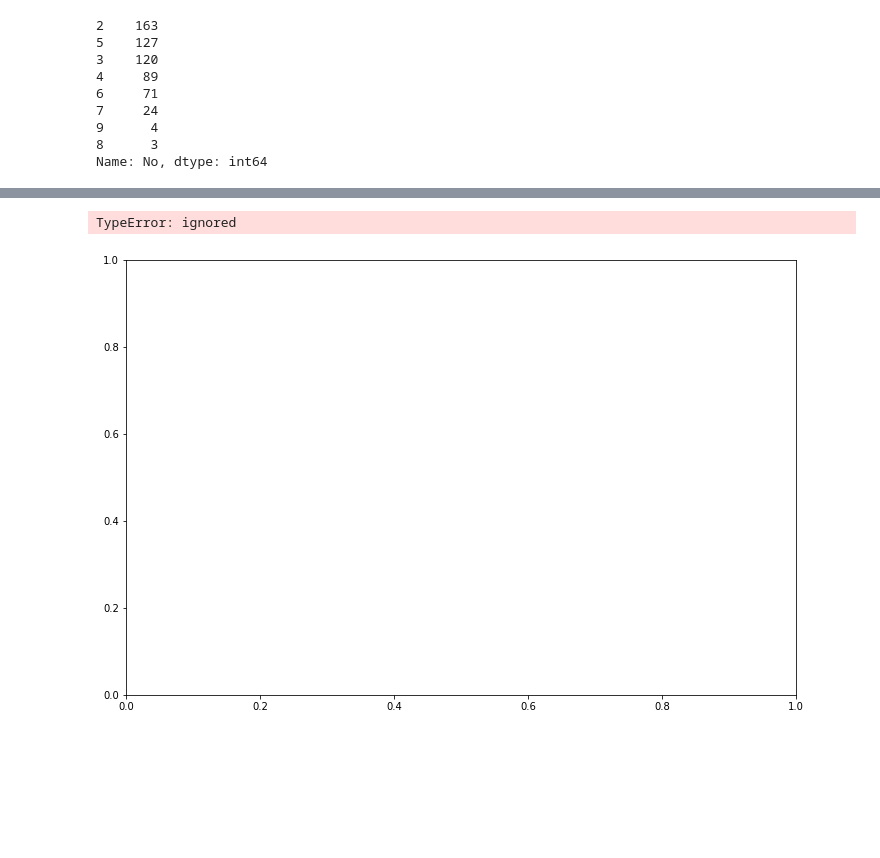
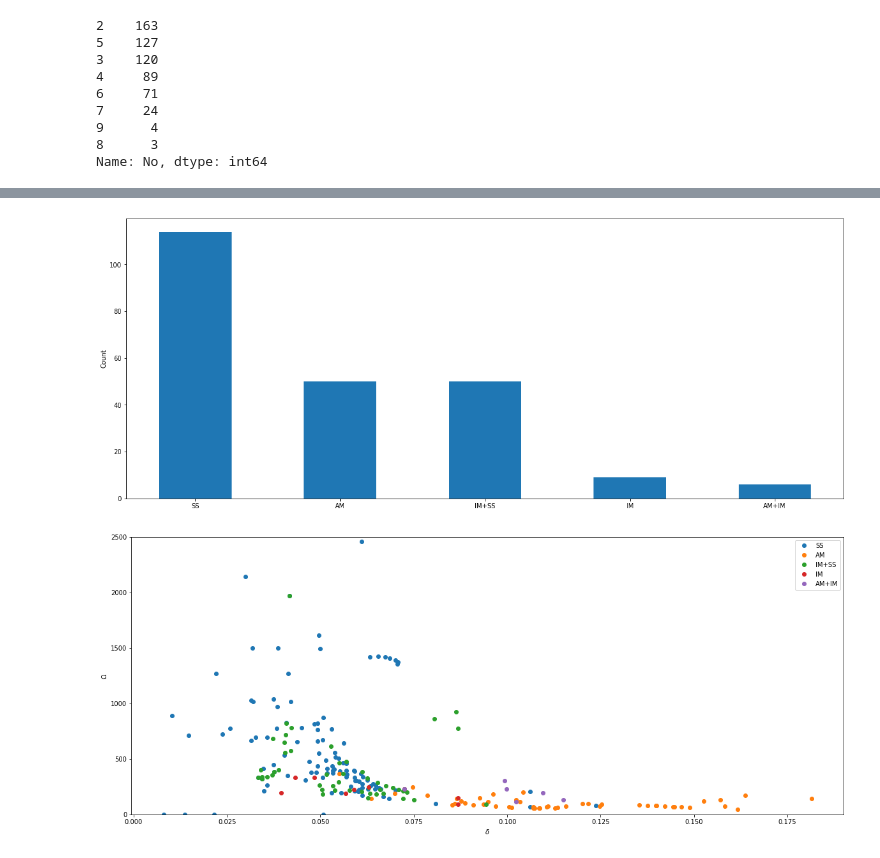
Before and after one commit to K-Domar/MyRepo, a Jupyter notebook: Homework4.ipynb, the cells around one changed output, grey strips where cells are left out. Cells and saved outputs as stored; diff of their text form; code cells hidden in the pictures; blank space fills up the shorter version.

```diff
--- a/Homework4.ipynb
+++ b/Homework4.ipynb
@@ -90,11 +90,12 @@ AM        50
 IM         9
 AM+IM      6
 Name: Phase_inshort, dtype: int64
-# %%
-fig, ax = plt.subplots(figsize=(12,8))
-for param, structure in heas.groupby('omega'):
-  structure.plot('delta', 'Phase_inshort', style='.', ax=ax);
-ax.grid();
-# %% [output]
-TypeError: ignored
-[figure, removed]
+# %%
+structure = ['SS', 'AM', 'IM+SS', 'IM', 'AM+IM']
+fig, ax = plt.subplots(figsize=(20,8))
+plt.bar(structure, heas.Phase_inshort.value_counts(), width=0.5)
+plt.ylabel('Count')
+
+plt.show()
+# %% [output]
+[figure, added]
@@ -100,0 +108,15 @@ TypeError: ignored
+# %%
+fig, ax = plt.subplots(figsize=(20,8))
+ax.plot(hea_SS['delta'], hea_SS['omega'], '.', label='SS', markersize=12)
+ax.plot(hea_AM['delta'], hea_AM['omega'], '.', label="AM", markersize=12)
+ax.plot(hea_IMSS['delta'], hea_IMSS['omega'], '.', label="IM+SS", markersize=12)
+ax.plot(hea_IM['delta'], hea_IM['omega'], '.', label="IM", markersize=12)
+ax.plot(hea_AMIM['delta'], hea_AMIM['omega'], '.', label="AM+IM", markersize=12)
+plt.ylim(0, 2500)
+ax.set_xlabel(' $\delta$  ')
+ax.set_ylabel(' $\Omega$  ')
+ax.legend()
+
+plt.show()
+# %% [output]
+[figure, added]
```
Also changed, not shown: parts of 3 cells of this notebook.
